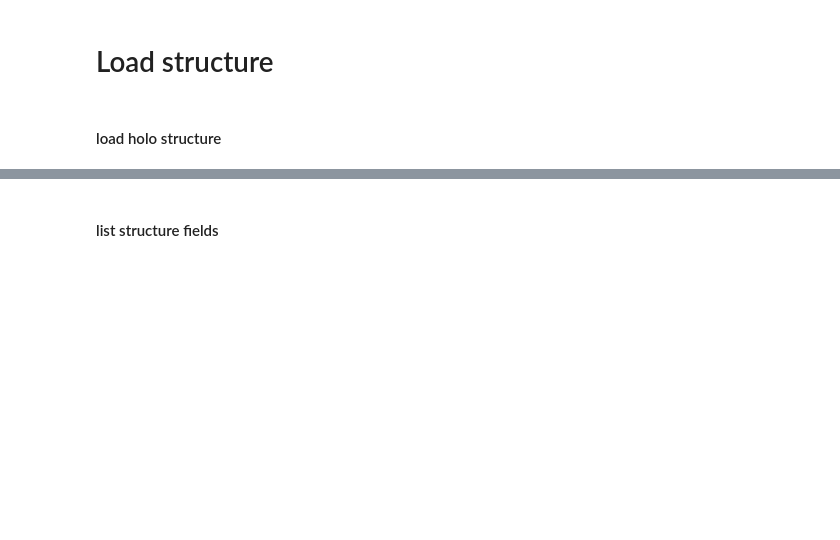
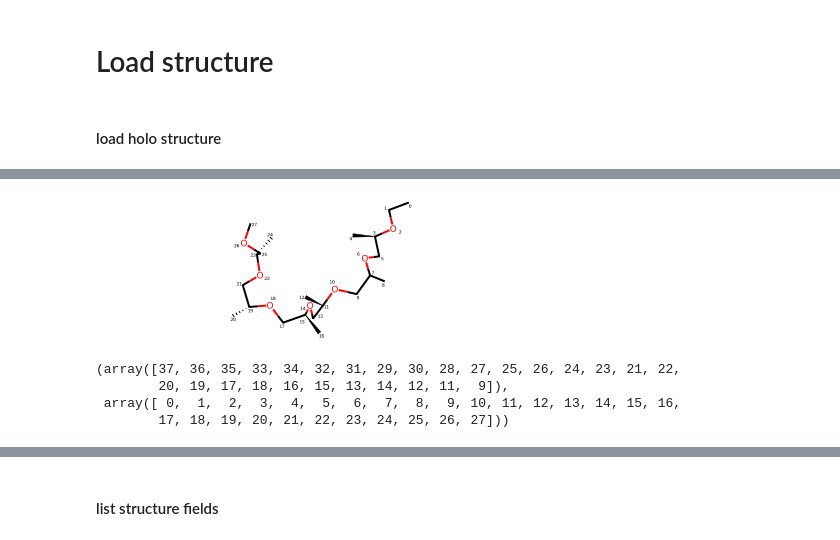
Before and after one commit to plinder-org/plinder, a Jupyter notebook: docs/examples/loader_examples.ipynb, the cells around one changed output, grey strips where cells are left out. Saved outputs shown, nothing was run; the diff lists cells and outputs as text; code cells hidden in the pictures; blank space fills up the shorter version.

Commit message:
change maps to atom stacks

```diff
--- a/docs/examples/loader_examples.ipynb
+++ b/docs/examples/loader_examples.ipynb
@@ -15,0 +50,4 @@ from pathlib import Path
+# %%
+holo_struc.resolved_ligand_mols["1.E"]
+# %% [output]
+[figure, added]
@@ -15,0 +56,7 @@ from pathlib import Path
+# %%
+conformer_stacks[0], resolved_stacks[0]
+# %% [output]
+(array([37, 36, 35, 33, 34, 32, 31, 29, 30, 28, 27, 25, 26, 24, 23, 21, 22,
+        20, 19, 17, 18, 16, 15, 13, 14, 12, 11,  9]),
+ array([ 0,  1,  2,  3,  4,  5,  6,  7,  8,  9, 10, 11, 12, 13, 14, 15, 16,
+        17, 18, 19, 20, 21, 22, 23, 24, 25, 26, 27]))
```
Also changed, not shown: parts of 63 cells of this notebook, 2 other files.
